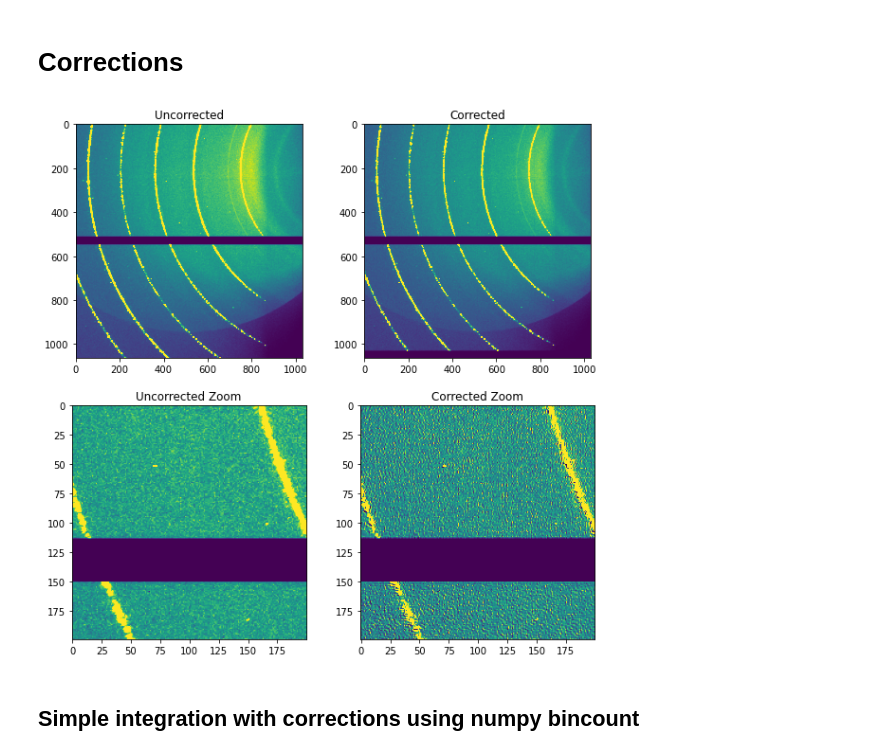
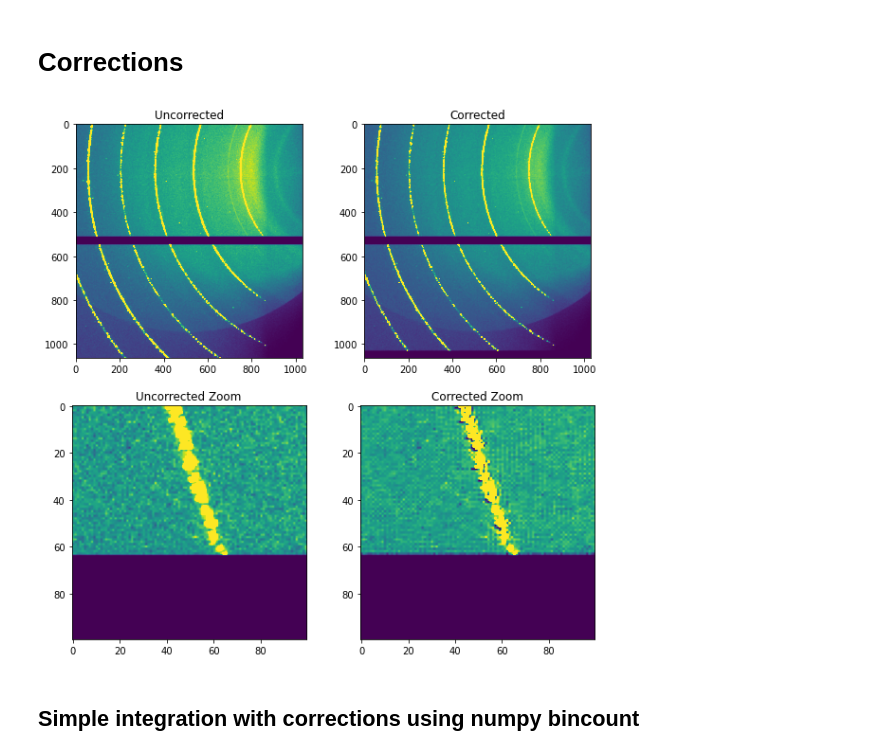
Before and after one commit to maxiv-science/xtrace, a Jupyter notebook: notebooks/balder_data_1-corrected.ipynb, the cells around one changed output. Drawn from its saved outputs; the diff is of its cells as text; code cells hidden in the pictures.

```diff
--- a/notebooks/balder_data_1-corrected.ipynb
+++ b/notebooks/balder_data_1-corrected.ipynb
@@ -200,6 +200,10 @@ from cupy import meshgrid, linspace
 import numpy as np
 import cupy as cp
 import xtrace
+from functools import reduce
+import warnings
+
+warnings.simplefilter('error', UserWarning)
 
 plt.rcParams['figure.figsize'] = [10, 10]
 det_numpixels = img.shape
@@ -231,46 +235,52 @@ det_params = {
     "sy": sy, # P2 in poni file, in micrometers
     "sz": sz, # P1 in poni file, in micrometers
 
     #for the construction of the plane
     "Jj": 10, # positive or negative integer number related to the plane point
     #positive means either to the right or upwards
     #negative means either to the left or downwards
     #planevec
     #"planevec": np.array([[0,1,0]]), #OBS Unused
 }
 
+
 def regularized_richard_lucy_deconv(img, psf, smooth_coeff, iters):
     np = cp
-    pixel_arr = np.array(img.copy()).reshape(-1)
+    pixel_arr = np.array(img).reshape(-1)
     pixel_arr_itr = pixel_arr.copy()
     for _ in range(iters):
         c = psf@pixel_arr_itr
         c[c == 0] = 1
         grad = np.array(np.gradient(pixel_arr_itr.reshape(img.shape)))
-        #grad /= np.sum(np.abs(grad))
-        divergence = np.gradient(grad[0], axis=0) + np.gradient(grad[1], axis=1)
+        norms = np.sum(np.abs(grad),axis=0)
+        norms[norms == 0] = 1
+        grad /=norms
+        divergence = np.gradient(grad[0],axis=0) + np.gradient(grad[1], axis=1)
         divergence_arr = divergence.reshape(-1)
         sm = psf.T@(pixel_arr/c)
-        temp_1 = pixel_arr_itr*sm
-        temp_2 = (1 - smooth_coeff*divergence_arr)
-        pixel_arr_itr = temp_1/temp_2
+        pixel_arr_itr = pixel_arr_itr*sm/(1 - smooth_coeff*divergence_arr)
     return pixel_arr_itr.reshape(img.shape)
 
+
 G = xtrace.sensor_depth_spill_psf(det_params, hit_row, hit_col)
-#img = (img - img.min())/(img.max() - img.min())
-recovered_img = regularized_richard_lucy_deconv(img, G, 0.00001, 100).get()
+
+perc = np.percentile(img, 98)
+recovered_img = regularized_richard_lucy_deconv(img, G, 0.08, 100).get()
+r_perc = np.percentile(recovered_img, 98)
+r_n_perc = np.percentile(recov_no_reg, 100)
+area = (slice(450,550), slice(350,450))
 fig, axs = plt.subplots(2, 2)
 axs[0, 0].set_title("Uncorrected")
-axs[0, 0].imshow(img, vmax=np.percentile(img,98))
+axs[0, 0].imshow(img, vmax=perc)
 axs[0, 1].set_title("Corrected")
-axs[0, 1].imshow(recovered_img, vmax=np.percentile(recovered_img,98))
+axs[0, 1].imshow(recovered_img, vmax=r_n_perc)
 axs[1, 0].set_title("Uncorrected Zoom")
-axs[1, 0].imshow(img[400:600,400:600], vmax=np.percentile(img,98))
+axs[1, 0].imshow(img[area], vmax=perc)
 axs[1, 1].set_title("Corrected Zoom")
-axs[1, 1].imshow(recovered_img[400:600,400:600], vmax=np.percentile(recovered_img,98))
+axs[1, 1].imshow(recovered_img[area], vmax=r_perc)
 plt.show()
 # %% [output]
-[figure, old version]
+[figure, new version]
 # %% [markdown]
 ## Simple integration with corrections using numpy bincount
 # %% [markdown]
```
Also changed, not shown: parts of 2 cells of this notebook, 1 other file.
